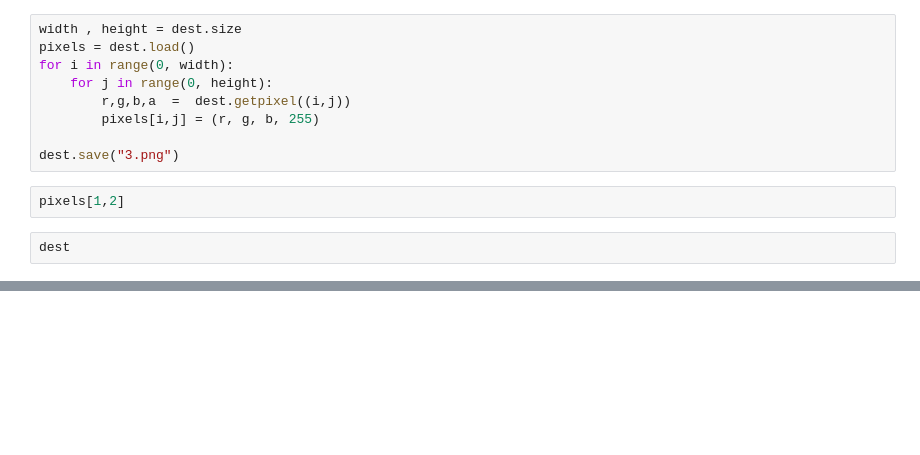
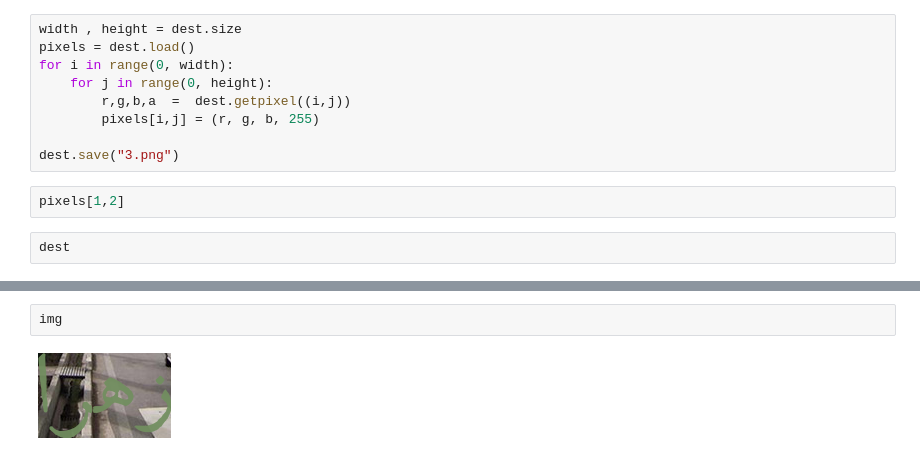
Before and after one commit to mmtalaie/SynScene, a Jupyter notebook: Create Dataset.ipynb, the cells around one changed output, grey strips where cells are left out. Cells and saved outputs as stored; diff of their text form; blank space fills up the shorter version.

```diff
--- a/Create Dataset.ipynb
+++ b/Create Dataset.ipynb
@@ -131,0 +153,4 @@ print(files)
+# %%
+img
+# %% [output]
+[figure, added]
```
Also changed, not shown: parts of 12 cells of this notebook, 3 other files.
